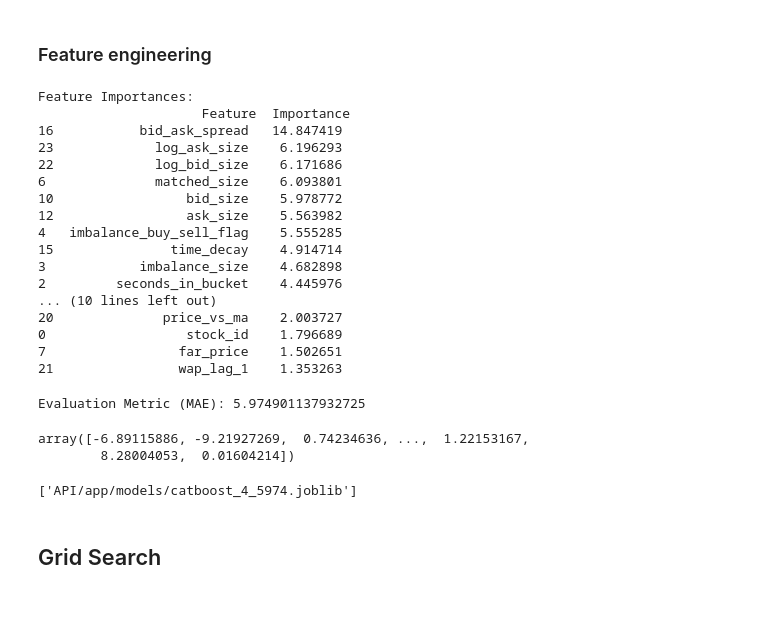
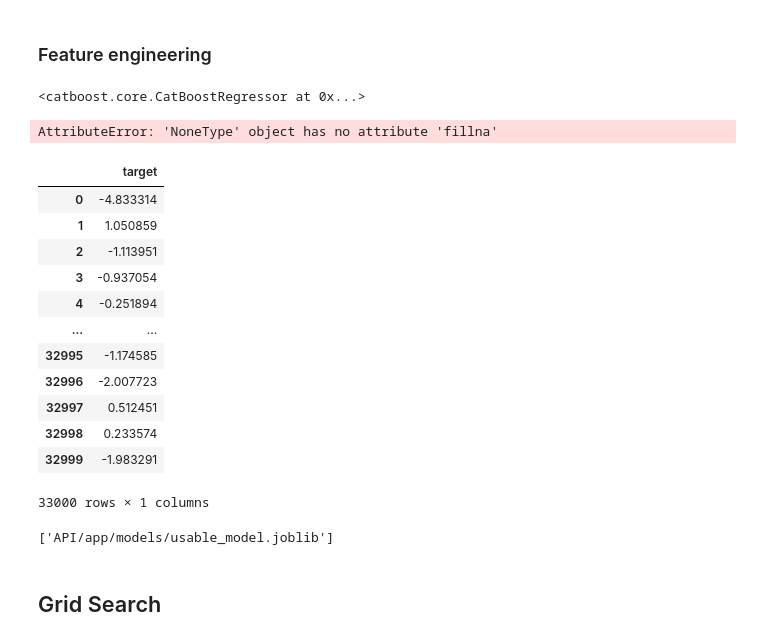
Before and after one commit to koywan18/Optiver_challenge, a Jupyter notebook: optiver-trading-at-the-close/Optiver_v2_Charlie.ipynb, the cells around one changed output. Cells and saved outputs as stored; diff of their text form; code cells hidden in the pictures; blank space fills up the shorter version.

```diff
--- a/optiver-trading-at-the-close/Optiver_v2_Charlie.ipynb
+++ b/optiver-trading-at-the-close/Optiver_v2_Charlie.ipynb
@@ -15,6 +15,8 @@ from sklearn.metrics import mean_absolute_error
 from catboost import CatBoostRegressor
 from sklearn.model_selection import train_test_split
 from API.app.NanHandler import NanHandlerTransformer
+from API.app.feature_creator import FeatureCreator
+new_feature_creator = FeatureCreator()
 # %%
 # def nan_handler(data):
 #     data_copy = data.copy()
@@ -96,4 +98,4 @@ y = train['target']
 # %%
 # Data Preprocessing
 scaler = StandardScaler()
-X_scaled = scaler.fit_transform(X)
+X_scaled = scaler.fit_transform(new_feature_creator.transform(X))
@@ -120,56 +113,34 @@ pipeline = Pipeline([
 # %%
 # Train the pipeline on the training set
-pipeline.fit(X_train, y_train)
-
-# Extract the CatBoost model from the pipeline
-trained_catboost_model = pipeline.named_steps['regressor']
+catboost_model.fit(X_scaled, y)
+# %% [output]
+<catboost.core.CatBoostRegressor at 0x...>
-# %%
-# Get feature importances
-feature_importances = trained_catboost_model.get_feature_importance()
-feature_importance_df = pd.DataFrame({'Feature': X.columns, 'Importance': feature_importances})
-sorted_feature_importance = feature_importance_df.sort_values(by='Importance', ascending=False)
-print("Feature Importances:\n", sorted_feature_importance)
-# %% [output]
-Feature Importances:
-                     Feature  Importance
-16           bid_ask_spread   14.847419
-23             log_ask_size    6.196293
-22             log_bid_size    6.171686
-6              matched_size    6.093801
-10                 bid_size    5.978772
-12                 ask_size    5.563982
-4   imbalance_buy_sell_flag    5.555285
-15               time_decay    4.914714
-3            imbalance_size    4.682898
-2         seconds_in_bucket    4.445976
-... (10 lines left out)
-20              price_vs_ma    2.003727
-0                  stock_id    1.796689
-7                 far_price    1.502651
-21                wap_lag_1    1.353263
-# %%
-# Evaluate the pipeline on the validation set
-predictions = pipeline.predict(X_val)
-evaluation_metric = mean_absolute_error(y_val, predictions)
-print(f"Evaluation Metric (MAE): {evaluation_metric}")
-# %% [output]
-Evaluation Metric (MAE): 5.974901137932725
-# %%
-Feature_cleaning = FunctionTransformer(nan_handler)
-
-
-pre_trained_pipeline = Pipeline([
-    ('feature_cleaning', Feature_cleaning),
-    ('pre_trained_model', pipeline)
-])
-pre_trained_pipeline.predict(test_not_clean)
-# %% [output]
-array([-6.89115886, -9.21927269,  0.74234636, ...,  1.22153167,
-        8.28004053,  0.01604214])
+# %%
+returned = pd.DataFrame(catboost_model.predict(create_features(scaler.fit_transform(nan_handler.transform(test_not_clean))))).rename(columns= {0: 'target'})
+# %%
+pd.DataFrame(catboost_model.predict(new_feature_creator.transform(scaler.fit_transform(nan_handler.transform(test_not_clean)))))
+# %% [output]
+AttributeError: 'NoneType' object has no attribute 'fillna'
+# %%
+returned
+# %% [output]
+|  | target |
+| 0 | -4.833314 |
+| 1 | 1.050859 |
+| 2 | -1.113951 |
+| 3 | -0.937054 |
+| 4 | -0.251894 |
+| ... | ... |
+| 32995 | -1.174585 |
+| 32996 | -2.007723 |
+| 32997 | 0.512451 |
+| 32998 | 0.233574 |
+| 32999 | -1.983291 |
+33000 rows × 1 columns
 # %%
-dump(pre_trained_pipeline, 'API/app/models/catboost_4_5974.joblib')
+dump(catboost_model, 'API/app/models/usable_model.joblib')
 # %% [output]
-['API/app/models/catboost_4_5974.joblib']
+['API/app/models/usable_model.joblib']
 # %% [markdown]
 ## Grid Search
 # %%
```
Also changed, not shown: parts of 4 cells of this notebook, 2 other files.
